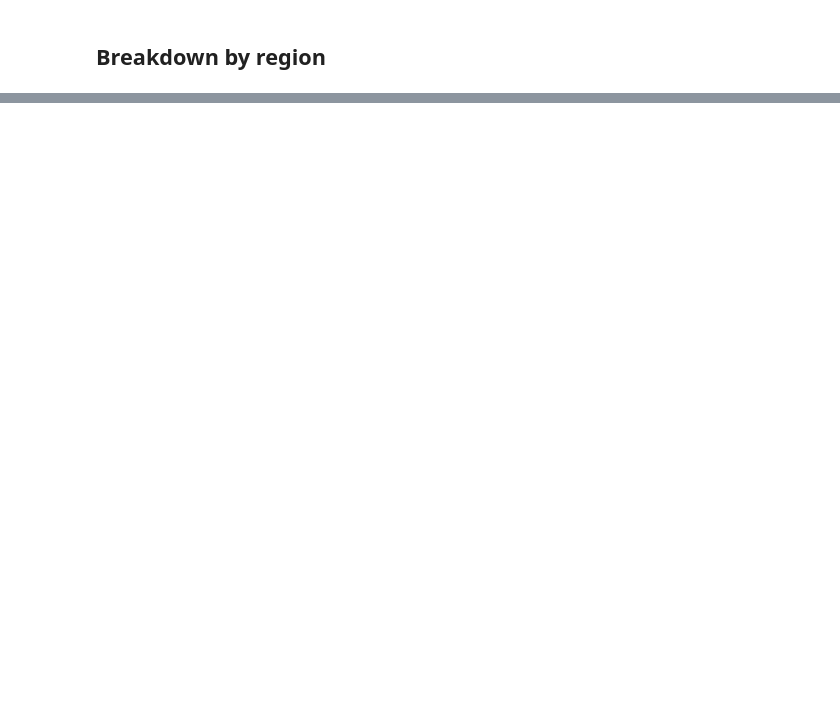
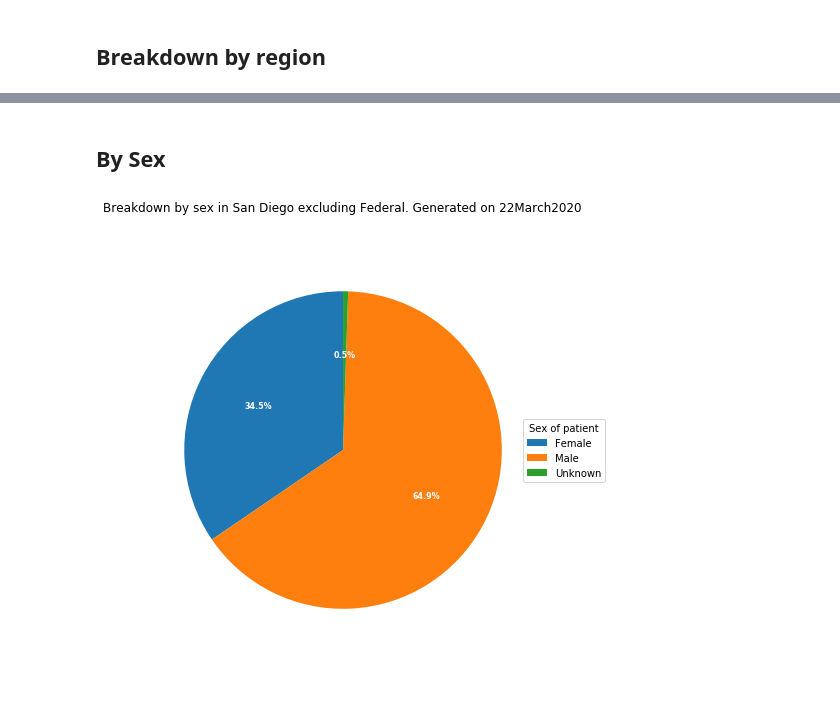
Before and after one commit to menis/sd_covid, a Jupyter notebook: sd_covid_analysis.ipynb, the cells around one changed output, grey strips where cells are left out. Saved outputs shown, nothing was run; the diff lists cells and outputs as text; code cells hidden in the pictures; blank space fills up the shorter version.

```diff
--- a/sd_covid_analysis.ipynb
+++ b/sd_covid_analysis.ipynb
@@ -85,0 +88,23 @@ plt.savefig("./plots/breakdownbyregion_"+today_str+".png")
+# %% [markdown]
+## By Sex
+# %%
+currentstate = df.tail(1)
+labels = 'Female', 'Male', 'Unknown'
+
+female=currentstate['sd_fem'].iloc[0]+currentstate['nonsd_fem'].iloc[0]
+male=currentstate['sd_male'].iloc[0]+currentstate['nonsd_male'].iloc[0]
+unk=currentstate['sd_sex_unk'].iloc[0]+currentstate['nonsd_sex_unk'].iloc[0]
+sizes = [female, male, unk]
+
+f, ax = plt.subplots(figsize=(7,7))
+wedges, texts, autotexts = ax.pie(sizes, autopct='%1.1f%%', startangle=90, textprops=dict(color="w"))
+ax.legend(wedges, labels, title="Sex of patient",
+          loc="center left",bbox_to_anchor=(1, 0, 0.5, 1))
+plt.setp(autotexts, size=8, weight="bold")
+ax.axis('equal')
+plt.title('Breakdown by sex in San Diego excluding Federal. Generated on '+today_str)
+plt.setp(autotexts, size=8, weight="bold")
+plt.tight_layout()
+plt.savefig("./plots/sexaffectedSanDiego_nonfederal_"+today_str+".png")
+# %% [output]
+[figure, added]
```
Also changed, not shown: parts of 7 cells of this notebook, 6 other files.
